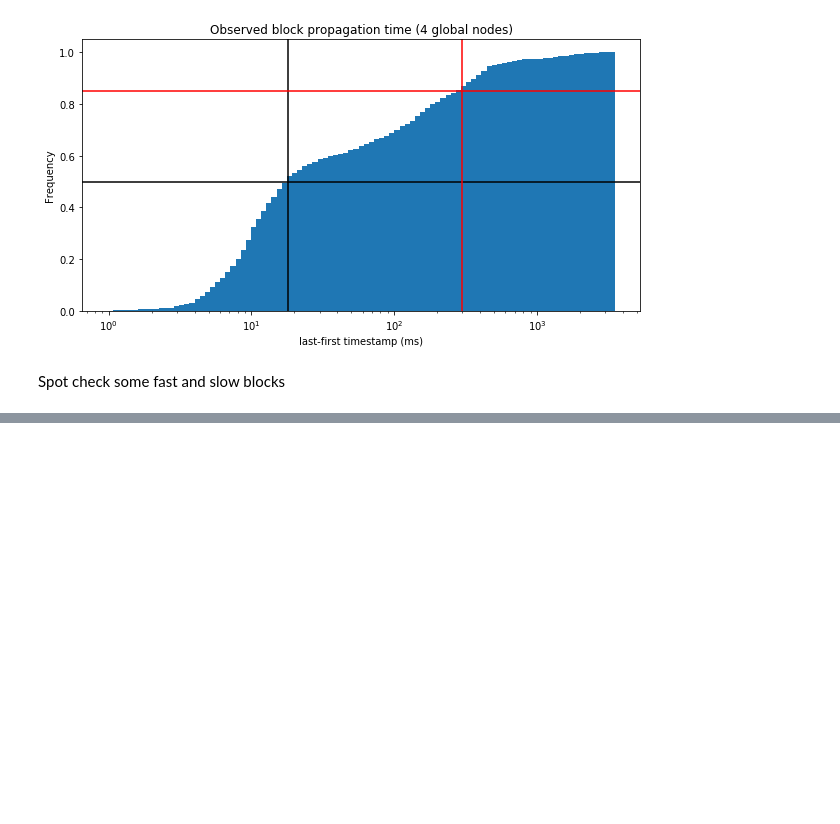
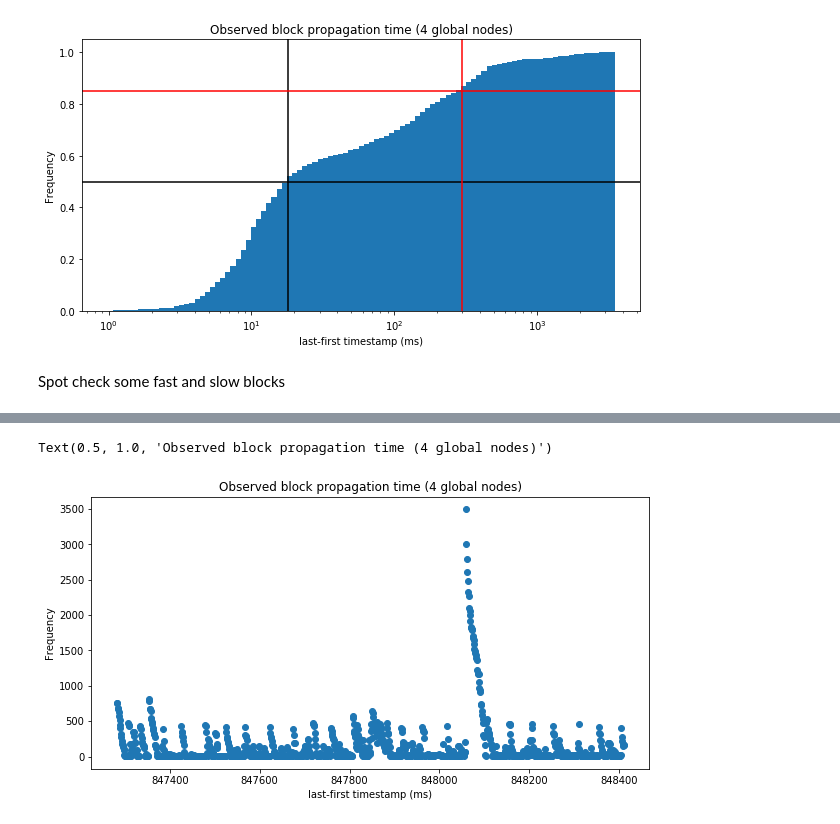
Before and after one commit to Mitchellpkt/observatory_data_analysis, a Jupyter notebook: global_data/multi_node_analysis.ipynb, the cells around one changed output, grey strips where cells are left out. Saved outputs shown, nothing was run; the diff lists cells and outputs as text; code cells hidden in the pictures; blank space fills up the shorter version.

```diff
--- a/global_data/multi_node_analysis.ipynb
+++ b/global_data/multi_node_analysis.ipynb
@@ -248 +252,11 @@ def Heatmap(x, y, LinBins = (60,60), LogBins = (60,60), title = '', xlabel = '',
+# %%
+# Log plot
+height_hist = plt.figure(figsize=(10,5), facecolor='w')
+plt.scatter(x=global_df_clean['Height'], y=global_df_clean['global_prop_time'])
+plt.xlabel('last-first timestamp (ms)')
+plt.ylabel('Frequency')
+plt.title('Observed block propagation time (4 global nodes)')
+# %% [output]
+Text(0.5, 1.0, 'Observed block propagation time (4 global nodes)')
+[figure, added]
 # %%
```
Also changed, not shown: parts of 6 cells of this notebook.
